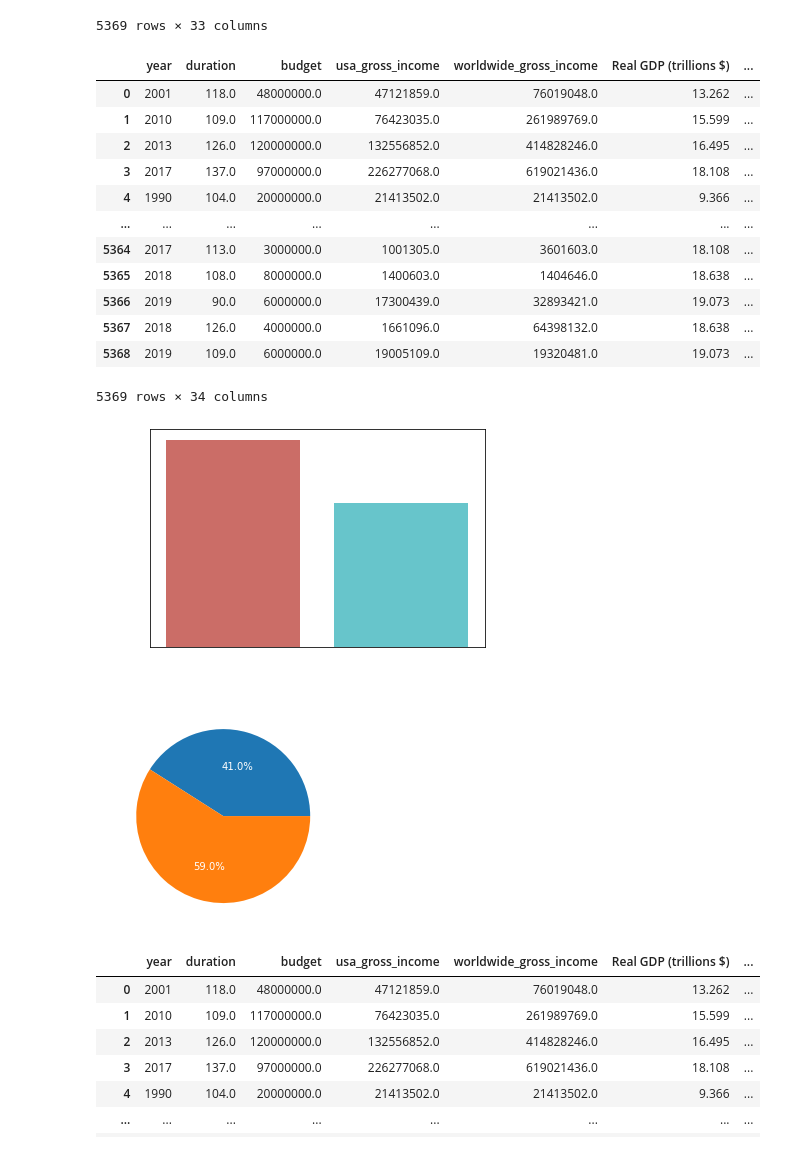
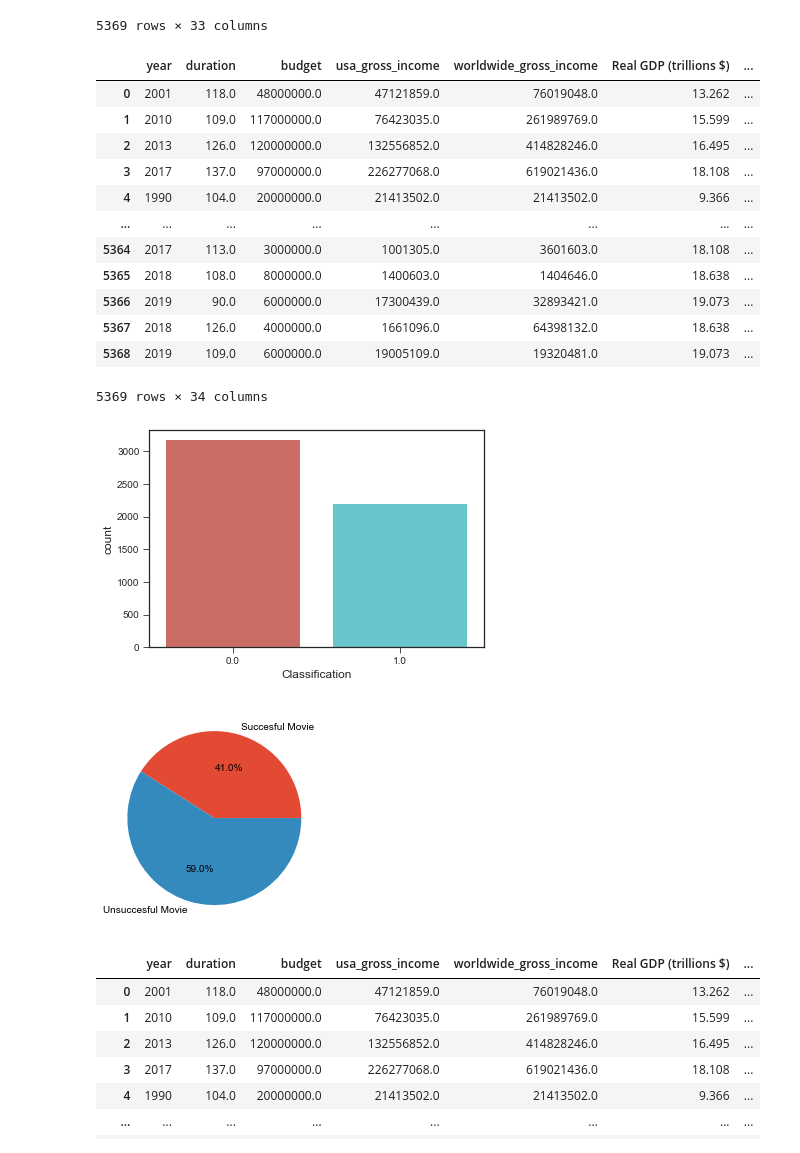
Before and after one commit to Maakaron/Boxoffice-classification, a Jupyter notebook: Pboxoffice.ipynb, the cells around one changed output. Drawn from its saved outputs; the diff is of its cells as text; code cells hidden in the pictures.

Commit message:
modify chart style

```diff
--- a/Pboxoffice.ipynb
+++ b/Pboxoffice.ipynb
@@ -9,7 +9,8 @@ import pandas as pd
 import numpy as np
 import matplotlib.pyplot as pt
 import matplotlib.patches as mpatches
-
+from matplotlib import style
+style.use('ggplot')
 data = pd.read_csv('movies-refined-X.csv')
 data.shape
 display(data)
@@ -55,7 +56,7 @@ for inc in income:
         classes[9]+=1
 
         pt.bar(np.arange(10), classes)
-
+style.use('seaborn-ticks')
 pt.xticks(np.arange(10), np.arange(1,11))
 pt.xlabel('Class')
 pt.ylabel('Number of movies')
@@ -438,6 +434,7 @@ for i, row in data.iterrows():
              data.at[i,'Classification'] = np.float64(0)
 display(data)
 data['Classification'].value_counts()
+style.use('seaborn-ticks')
 sns.countplot(x='Classification',data=data,palette='hls')
 pt.show()
 # %% [output]
@@ -454,28 +451,28 @@ pt.show()
 | 5367 | 2018 | 126.0 | 4000000.0 | 1661096.0 | 64398132.0 | 18.638 | ... |
 | 5368 | 2019 | 109.0 | 6000000.0 | 19005109.0 | 19320481.0 | 19.073 | ... |
 5369 rows × 34 columns
-[figure, old version]
+[figure, new version]
 # %%
 sucess_fail_ratio = data.Classification
 classes = [0]*2
 for sucess in sucess_fail_ratio:
     if sucess == 1:
         classes[0]+=1
     else:
         classes[1]+=1
 
 
-COLOR = 'white'
+COLOR = 'black'
 pt.rcParams['text.color'] = COLOR
 pt.rcParams['axes.labelcolor'] = COLOR
 pt.rcParams['xtick.color'] = COLOR
 pt.rcParams['ytick.color'] = COLOR
 my_labels = 'Succesful Movie','Unsuccesful Movie'
 pt.pie (classes, autopct='%1.1f%%',labels=my_labels)
 pt.show()
 data.to_csv('movies-checkpoint_FINAL.csv')
 # %% [output]
-[figure, old version]
+[figure, new version]
 # %%
 #SVM Technique
 %matplotlib inline
```
Also changed, not shown: parts of 9 cells of this notebook.
